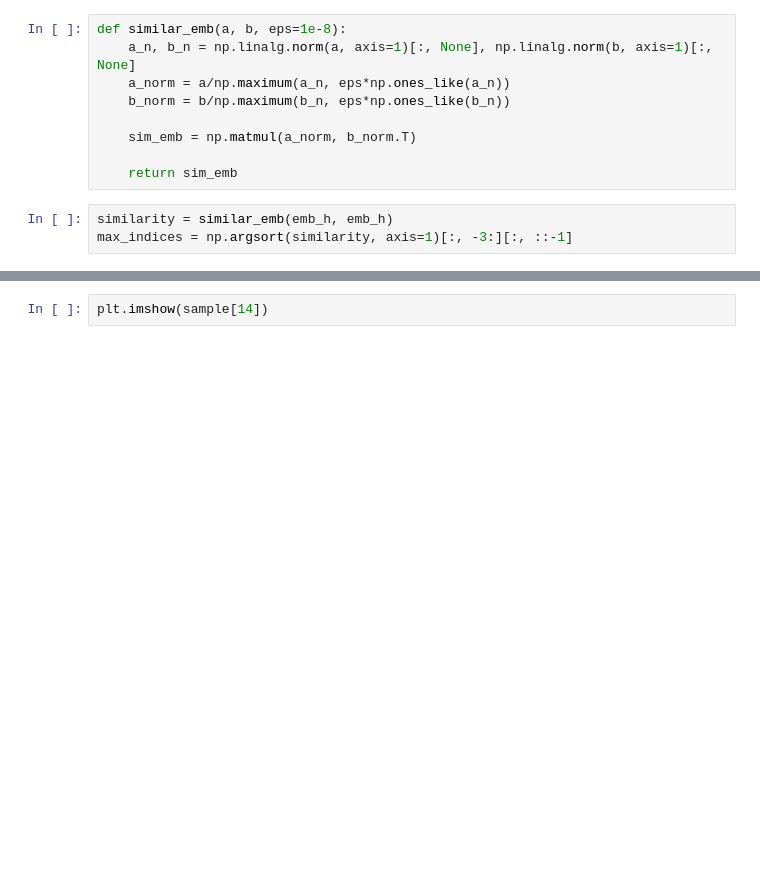
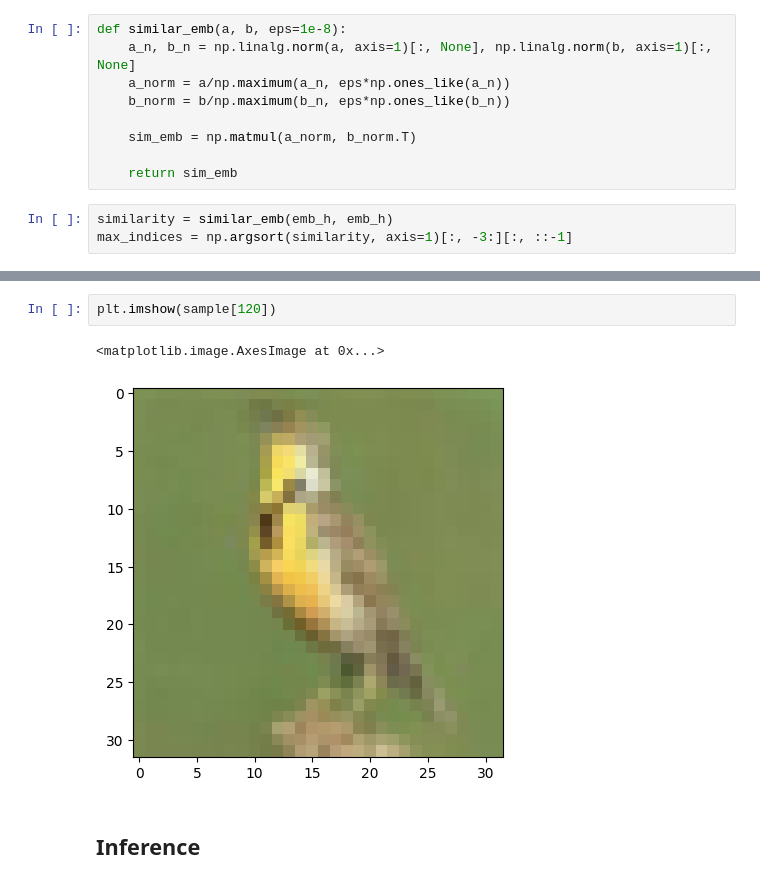
Before and after one commit to ramtinhamavar/AgenticAI, a Jupyter notebook: simCLR.ipynb, the cells around one changed output, grey strips where cells are left out. Saved outputs shown, nothing was run; the diff lists cells and outputs as text; blank space fills up the shorter version.

```diff
--- a/simCLR.ipynb
+++ b/simCLR.ipynb
@@ -205,2 +256,7 @@ plt.imshow(sample[1])
 # %%
-plt.imshow(sample[14])
+plt.imshow(sample[120])
+# %% [output]
+<matplotlib.image.AxesImage at 0x...>
+[figure, added]
+# %% [markdown]
+## Inference
```
Also changed, not shown: parts of 15 cells of this notebook.
